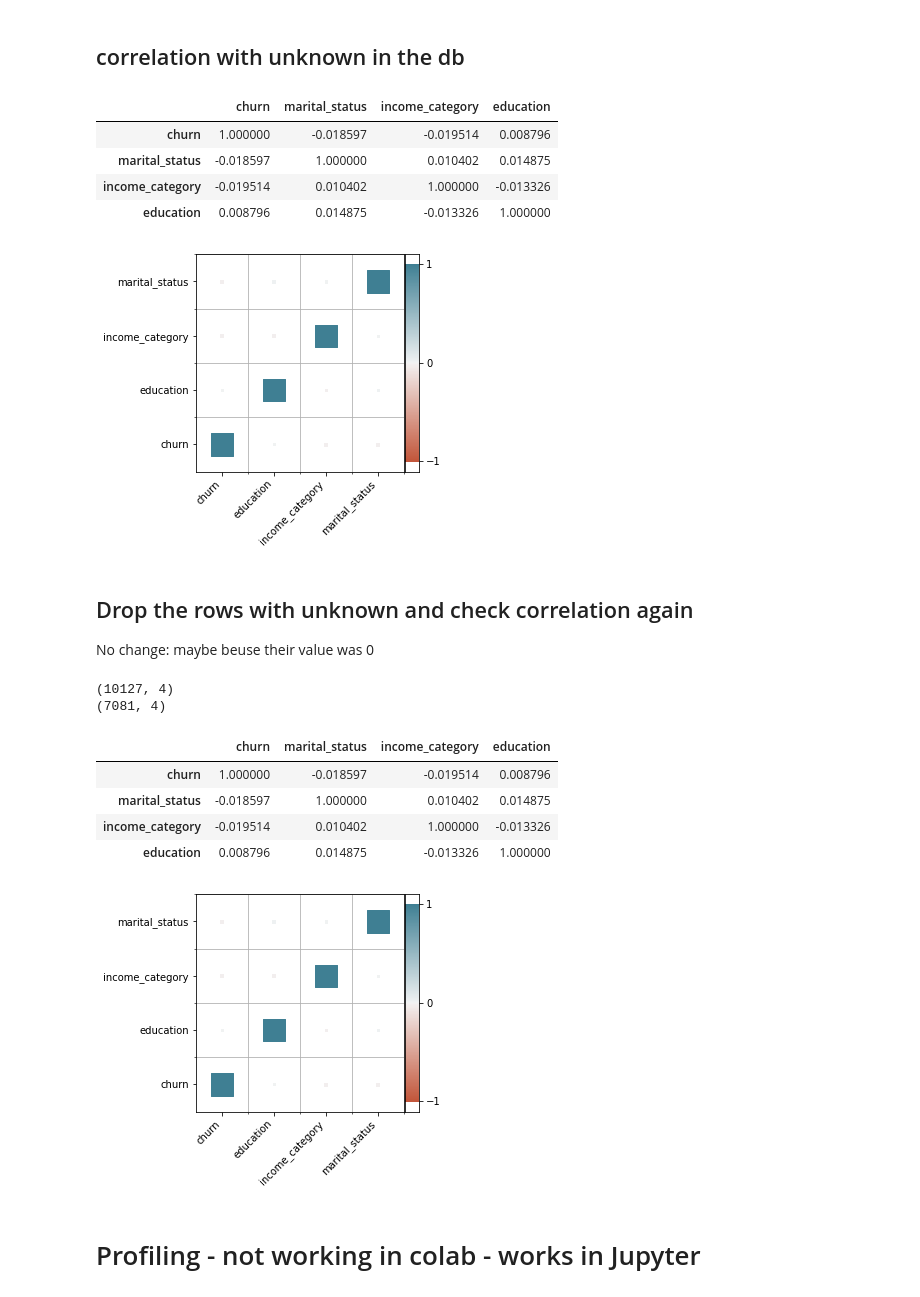
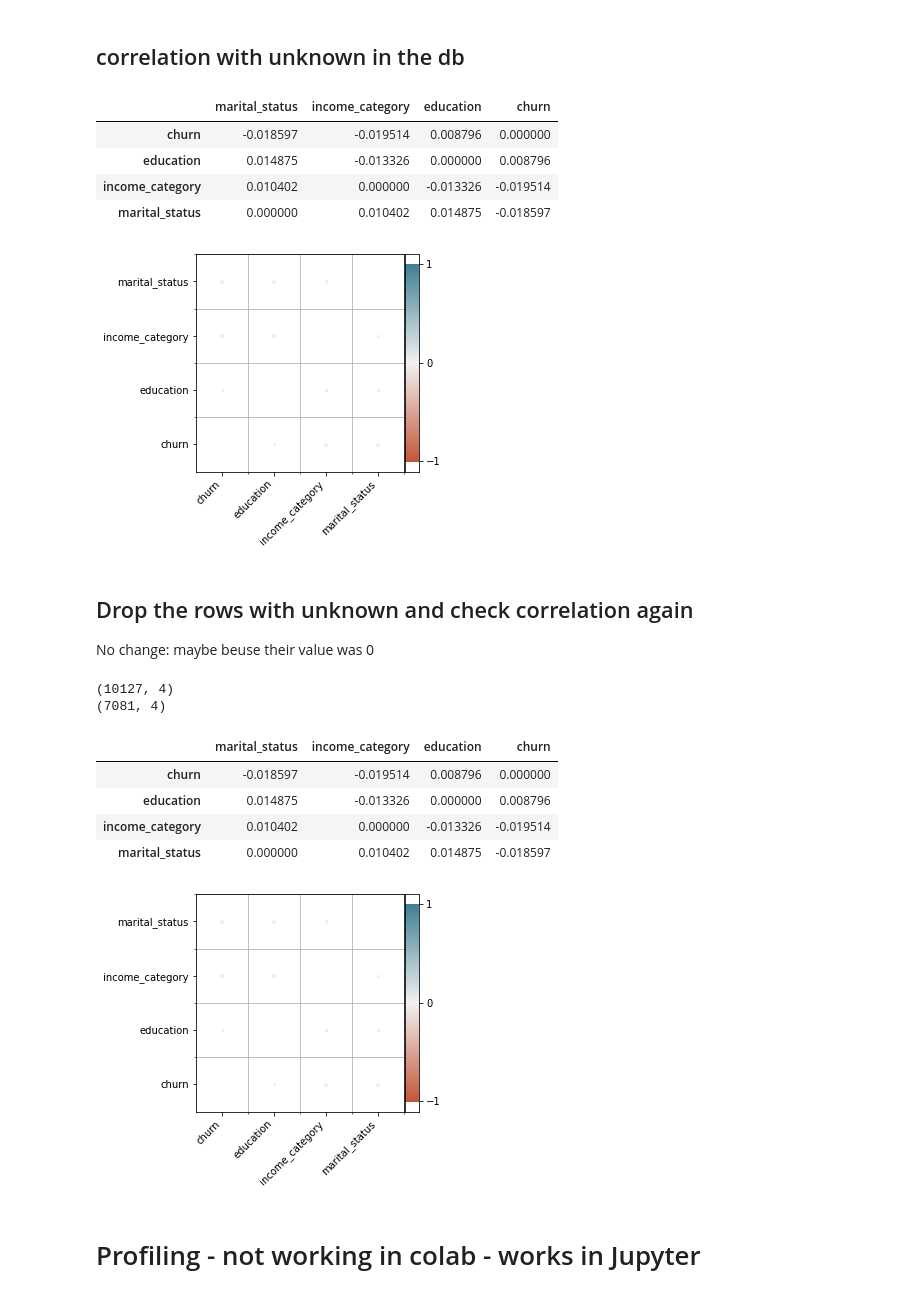
Before and after one commit to drbarak/Project2_EDA, a Jupyter notebook: Project2_EDA.ipynb, the cells around one changed output. Drawn from its saved outputs; the diff is of its cells as text; code cells hidden in the pictures.

```diff
--- a/Project2_EDA.ipynb
+++ b/Project2_EDA.ipynb
@@ -418,9 +427,9 @@ def heatmap(x, y, size, color):
 # %%
+clear_opts = ['diagonal', 'upperleft', 'lowerleft', 'upperleftdiagonal', 'lowerleftdiagonal',
+                'upperright', 'lowerright', 'upperrightdiagonal', 'lowerrightdiagonal',
+                'diagonalleft','diagonalright']
 def clear_corr(df, clear, display_table=True):
   clear_opt = 0
-  clear_opts = ['diagonal', 'upperleft', 'lowerleft', 'upperleftdiagonal', 'lowerleftdiagonal',
-                'upperright', 'lowerright', 'upperrightdiagonal', 'lowerrightdiagonal',
-                'diagonalleft','diagonalright']
   if clear and clear.lower() in clear_opts:
     clear_opt = clear_opts.index(clear.lower()) + 1
 
@@ -432,7 +441,7 @@ def clear_corr(df, clear, display_table=True):
     n = len(corr.columns)
     diag = 0 if clear_opt in [1,4,3,8,9,10,11] else 1
     for i in range(n):
-      if clear_opt in [1, 10]:    # diagonal, diagonalleft
+      if clear_opt in [10]:    # diagonalleft
         corr.iloc[i, i + diag] = 0
       elif clear_opt in [6,8]:  # upperright, upperrightdiagonal
         corr.iloc[i, i + diag:n] = 0
@@ -440,7 +449,7 @@ def clear_corr(df, clear, display_table=True):
         corr.iloc[i, 0:i + diag] = 0
       elif clear_opt in [2,4]:  # upperleft, upperleftdiagonal
         corr.iloc[i, 0: n - i - diag] = 0
-      elif clear_opt in [11]:  # diagonalright
+      elif clear_opt in [1, 11]:  # diagonal, diagonalright
         corr.iloc[i, n - i - 1] = 0
       elif clear_opt in [7,9]:  # lowerright, lowerrightdiagonal
         corr.iloc[i, n - i + diag - 1: n] = 0
@@ -448,8 +457,19 @@ def clear_corr(df, clear, display_table=True):
     display(corr.head())
   return corr
 # %%
-def display_corr(df, clear=None):
-  corr = clear_corr(df, clear)
+def display_corr(df, clear='diagonal', display_table=True):
+  # first remove all non numeric columns
+  s = df.dtypes[df.dtypes != 'int64'][df.dtypes != 'float64'][df.dtypes != 'bool']
+  if len(s) > 0:
+    print('NOTE: the following non-numeric columns where not included in the plot:')
+    print('\t',list(s.index))
+    print()
+  corr = df
+  for c in s.index:
+    corr = corr.drop(c, axis=1)
+
+  corr = clear_corr(corr, clear, display_table)
   corr = pd.melt(corr.reset_index(), id_vars='index') # Unpivot the dataframe, so we can get pair of arrays for x and y
   corr.columns = ['x', 'y', 'value']
+  corr = corr.round({'value': 6})
   heatmap(x=corr['x'], y=corr['y'], size=corr['value'].abs(), color=corr.value)
@@ -469,14 +501,14 @@ df_partial.head()
 # %% [markdown]
 ## correlation with unknown in the db
 # %%
-display_corr(df_partial)
+display_corr(df_partial, clear='diagonal')
 # %% [output]
-|  | churn | marital_status | income_category | education |
-| churn | 1.000000 | -0.018597 | -0.019514 | 0.008796 |
-| marital_status | -0.018597 | 1.000000 | 0.010402 | 0.014875 |
-| income_category | -0.019514 | 0.010402 | 1.000000 | -0.013326 |
-| education | 0.008796 | 0.014875 | -0.013326 | 1.000000 |
+|  | marital_status | income_category | education | churn |
+| churn | -0.018597 | -0.019514 | 0.008796 | 0.000000 |
+| education | 0.014875 | -0.013326 | 0.000000 | 0.008796 |
+| income_category | 0.010402 | 0.000000 | -0.013326 | -0.019514 |
+| marital_status | 0.000000 | 0.010402 | 0.014875 | -0.018597 |
-[figure, old version]
+[figure, new version]
 # %% [markdown]
 ## Drop the rows with unknown and check correlation again
 
@@ -493,12 +525,12 @@ display_corr(df_partial)
 # %% [output]
 (10127, 4)
 (7081, 4)
-|  | churn | marital_status | income_category | education |
-| churn | 1.000000 | -0.018597 | -0.019514 | 0.008796 |
-| marital_status | -0.018597 | 1.000000 | 0.010402 | 0.014875 |
-| income_category | -0.019514 | 0.010402 | 1.000000 | -0.013326 |
-| education | 0.008796 | 0.014875 | -0.013326 | 1.000000 |
+|  | marital_status | income_category | education | churn |
+| churn | -0.018597 | -0.019514 | 0.008796 | 0.000000 |
+| education | 0.014875 | -0.013326 | 0.000000 | 0.008796 |
+| income_category | 0.010402 | 0.000000 | -0.013326 | -0.019514 |
+| marital_status | 0.000000 | 0.010402 | 0.014875 | -0.018597 |
-[figure, old version]
+[figure, new version]
 # %% [markdown]
 # Profiling - not working in colab - works in Jupyter
 # %%
```
Also changed, not shown: parts of 91 cells of this notebook.
